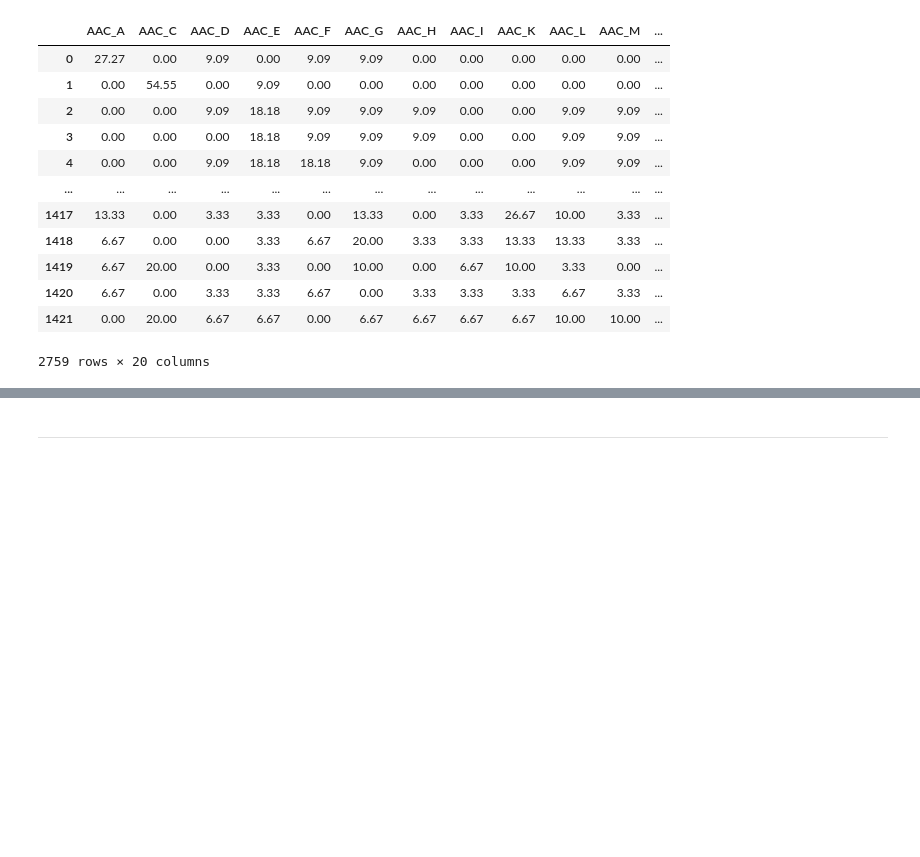
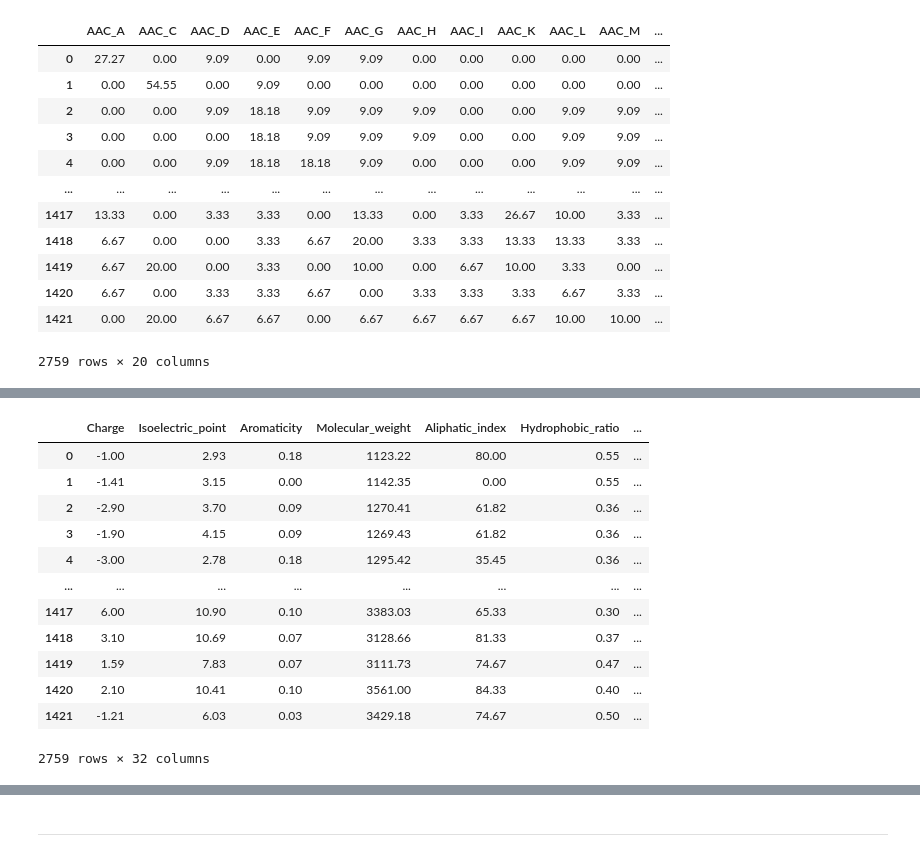
Before and after one commit to DanielAldas/RIIAA5.0_Workshop, a Jupyter notebook: Building_&_interpreting_Deep_AmPEP30_model.ipynb, the cells around one changed output, grey strips where cells are left out. Drawn from its saved outputs; the diff is of its cells as text; code cells hidden in the pictures; blank space fills up the shorter version.

```diff
--- a/Building_&_interpreting_Deep_AmPEP30_model.ipynb
+++ b/Building_&_interpreting_Deep_AmPEP30_model.ipynb
@@ -926,0 +944,3 @@ plt.xlabel("Feature Importance")
+# %%
+pepdesc_pos['class']=1
+pepdesc_neg['class']=0
@@ -926,0 +955,17 @@ plt.xlabel("Feature Importance")
+# %%
+pepdesc_features = pepdesc_total.iloc[:,2:-1]
+pepdesc_features
+# %% [output]
+|  | Charge | Isoelectric_point | Aromaticity | Molecular_weight | Aliphatic_index | Hydrophobic_ratio | ... |
+| 0 | -1.00 | 2.93 | 0.18 | 1123.22 | 80.00 | 0.55 | ... |
+| 1 | -1.41 | 3.15 | 0.00 | 1142.35 | 0.00 | 0.55 | ... |
+| 2 | -2.90 | 3.70 | 0.09 | 1270.41 | 61.82 | 0.36 | ... |
+| 3 | -1.90 | 4.15 | 0.09 | 1269.43 | 61.82 | 0.36 | ... |
+| 4 | -3.00 | 2.78 | 0.18 | 1295.42 | 35.45 | 0.36 | ... |
+| ... | ... | ... | ... | ... | ... | ... | ... |
+| 1417 | 6.00 | 10.90 | 0.10 | 3383.03 | 65.33 | 0.30 | ... |
+| 1418 | 3.10 | 10.69 | 0.07 | 3128.66 | 81.33 | 0.37 | ... |
+| 1419 | 1.59 | 7.83 | 0.07 | 3111.73 | 74.67 | 0.47 | ... |
+| 1420 | 2.10 | 10.41 | 0.10 | 3561.00 | 84.33 | 0.40 | ... |
+| 1421 | -1.21 | 6.03 | 0.03 | 3429.18 | 74.67 | 0.50 | ... |
+2759 rows × 32 columns
```
Also changed, not shown: parts of 49 cells of this notebook.
